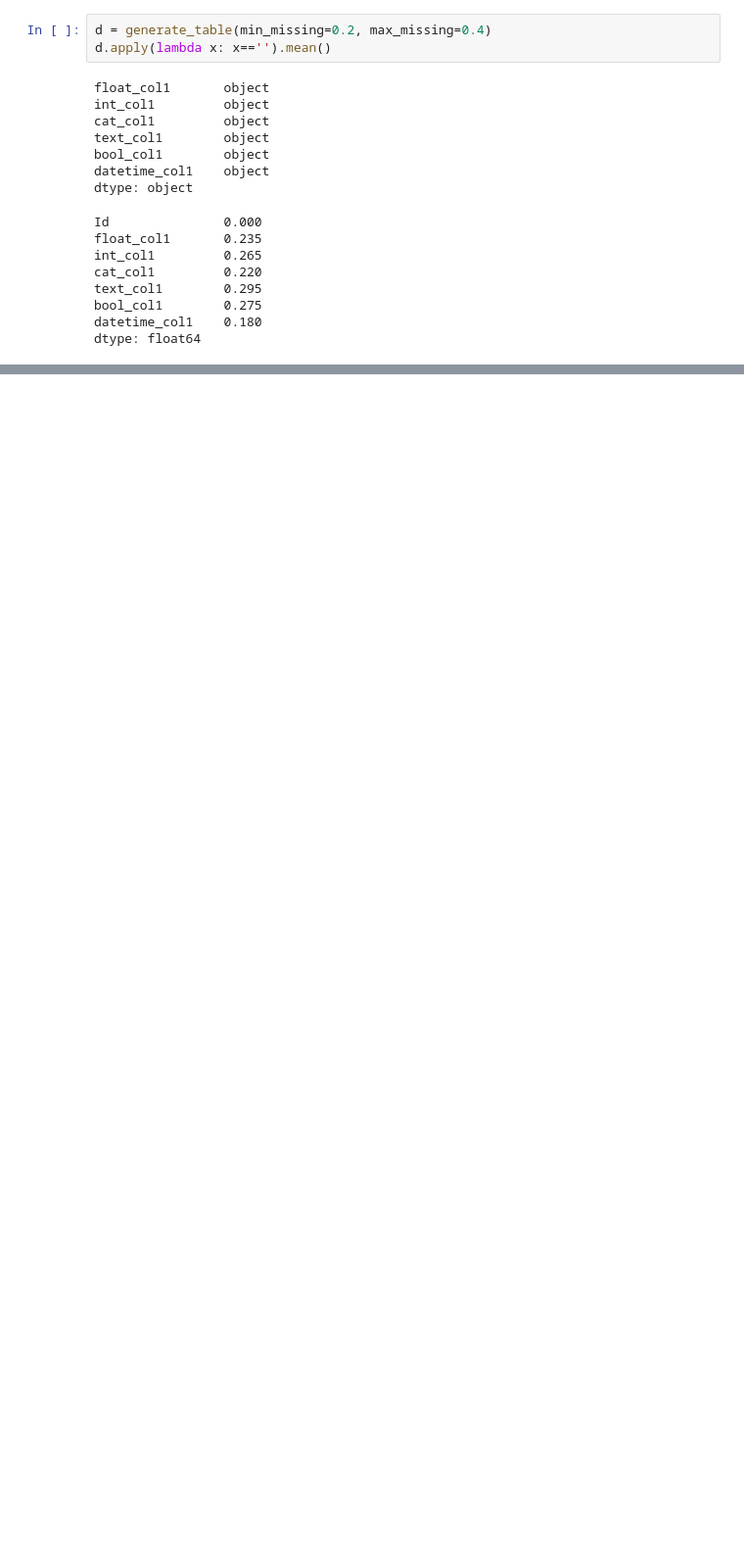
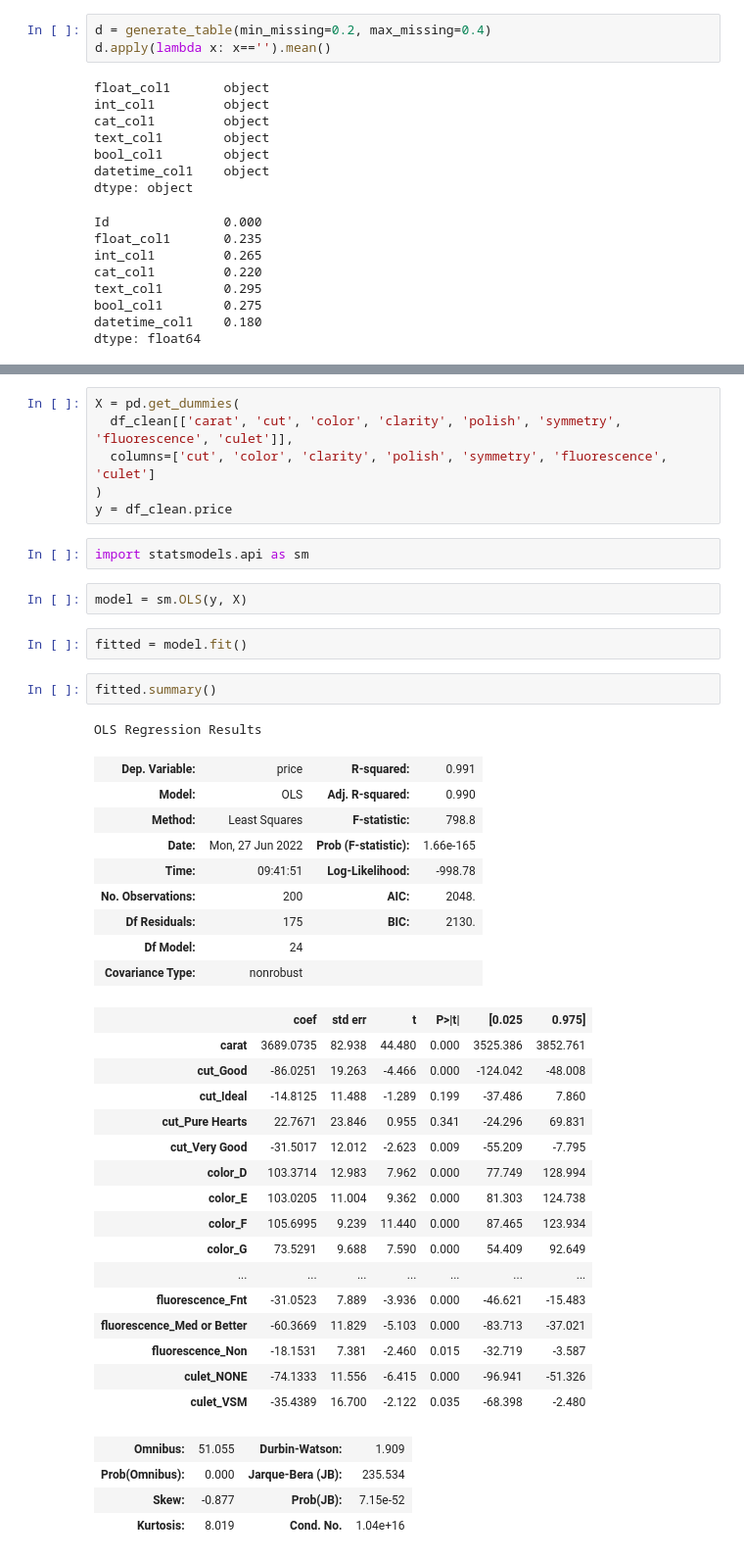
Before and after one commit to chrischow/ravenpoint, a Jupyter notebook: experimentation/experimentation.ipynb, the cells around one changed output, grey strips where cells are left out. Shown at 98% size. Drawn from its saved outputs; the diff is of its cells as text; blank space fills up the shorter version.

```diff
--- a/experimentation/experimentation.ipynb
+++ b/experimentation/experimentation.ipynb
@@ -421,0 +678,45 @@ dtype: float64
+# %%
+X = pd.get_dummies(
+  df_clean[['carat', 'cut', 'color', 'clarity', 'polish', 'symmetry', 'fluorescence', 'culet']],
+  columns=['cut', 'color', 'clarity', 'polish', 'symmetry', 'fluorescence', 'culet']
+)
+y = df_clean.price
+# %%
+import statsmodels.api as sm
+# %%
+model = sm.OLS(y, X)
+# %%
+fitted = model.fit()
+# %%
+fitted.summary()
+# %% [output]
+OLS Regression Results
+| Dep. Variable: | price | R-squared: | 0.991 |
+| Model: | OLS | Adj. R-squared: | 0.990 |
+| Method: | Least Squares | F-statistic: | 798.8 |
+| Date: | Mon, 27 Jun 2022 | Prob (F-statistic): | 1.66e-165 |
+| Time: | 09:41:51 | Log-Likelihood: | -998.78 |
+| No. Observations: | 200 | AIC: | 2048. |
+| Df Residuals: | 175 | BIC: | 2130. |
+| Df Model: | 24 |  |  |
+| Covariance Type: | nonrobust |  |  |
+|  | coef | std err | t | P>|t| | [0.025 | 0.975] |
+| carat | 3689.0735 | 82.938 | 44.480 | 0.000 | 3525.386 | 3852.761 |
+| cut_Good | -86.0251 | 19.263 | -4.466 | 0.000 | -124.042 | -48.008 |
+| cut_Ideal | -14.8125 | 11.488 | -1.289 | 0.199 | -37.486 | 7.860 |
+| cut_Pure Hearts | 22.7671 | 23.846 | 0.955 | 0.341 | -24.296 | 69.831 |
+| cut_Very Good | -31.5017 | 12.012 | -2.623 | 0.009 | -55.209 | -7.795 |
+| color_D | 103.3714 | 12.983 | 7.962 | 0.000 | 77.749 | 128.994 |
+| color_E | 103.0205 | 11.004 | 9.362 | 0.000 | 81.303 | 124.738 |
+| color_F | 105.6995 | 9.239 | 11.440 | 0.000 | 87.465 | 123.934 |
+| color_G | 73.5291 | 9.688 | 7.590 | 0.000 | 54.409 | 92.649 |
+| ... | ... | ... | ... | ... | ... | ... |
+| fluorescence_Fnt | -31.0523 | 7.889 | -3.936 | 0.000 | -46.621 | -15.483 |
+| fluorescence_Med or Better | -60.3669 | 11.829 | -5.103 | 0.000 | -83.713 | -37.021 |
+| fluorescence_Non | -18.1531 | 7.381 | -2.460 | 0.015 | -32.719 | -3.587 |
+| culet_NONE | -74.1333 | 11.556 | -6.415 | 0.000 | -96.941 | -51.326 |
+| culet_VSM | -35.4389 | 16.700 | -2.122 | 0.035 | -68.398 | -2.480 |
+| Omnibus: | 51.055 | Durbin-Watson: | 1.909 |
+| Prob(Omnibus): | 0.000 | Jarque-Bera (JB): | 235.534 |
+| Skew: | -0.877 | Prob(JB): | 7.15e-52 |
+| Kurtosis: | 8.019 | Cond. No. | 1.04e+16 |
```
Also changed, not shown: parts of 12 cells of this notebook, 1 other file.
